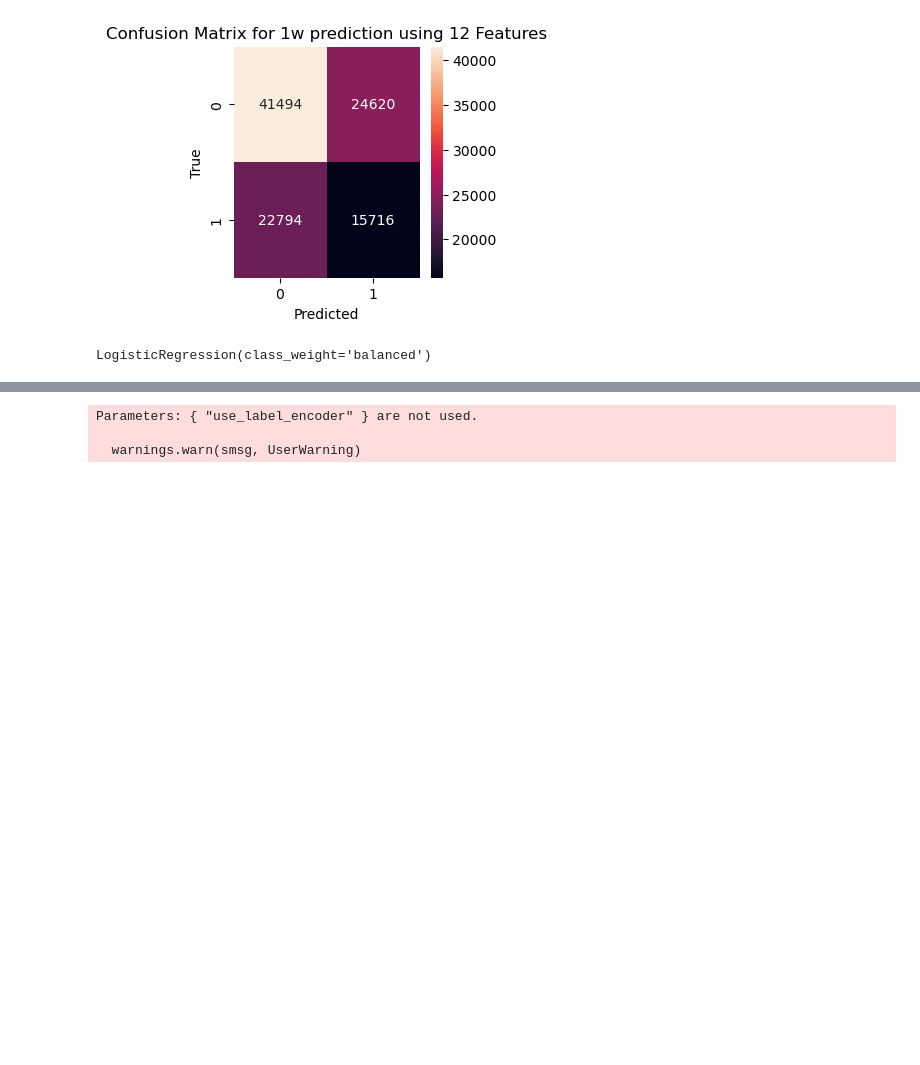
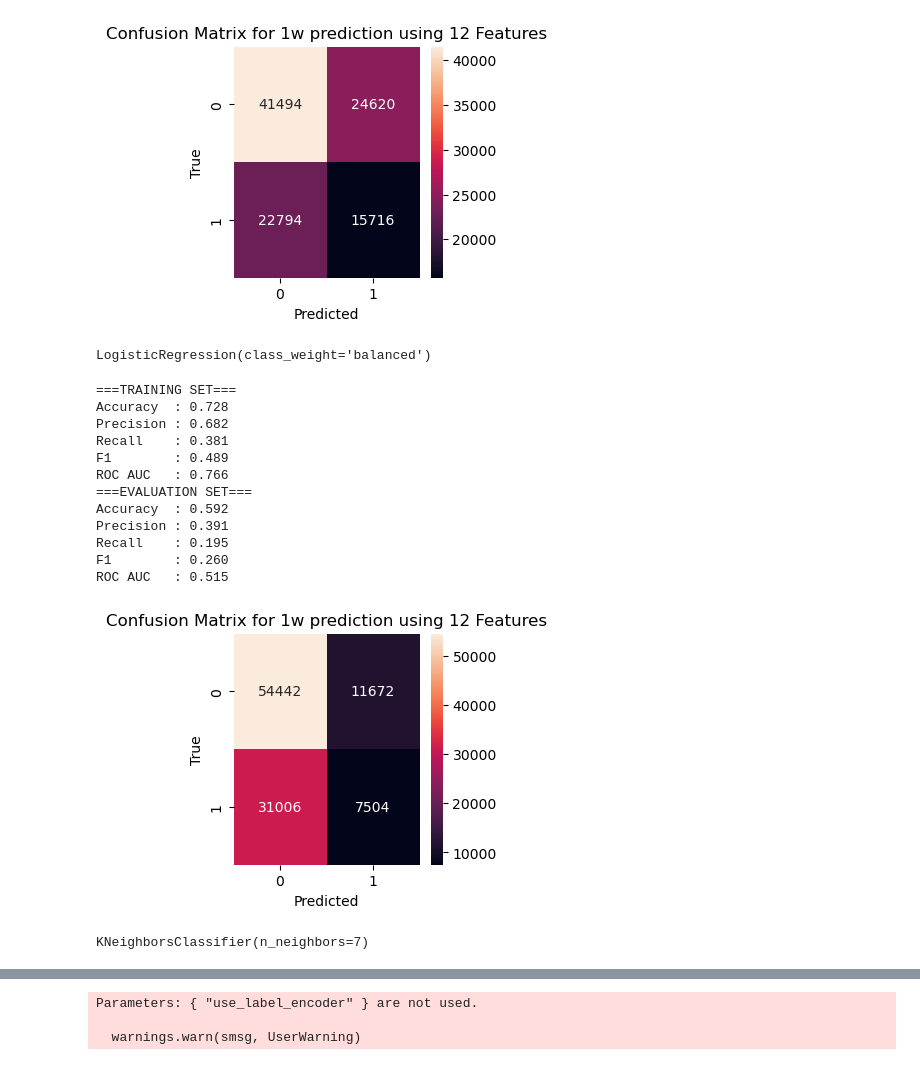
Before and after one commit to aashish-khub/bm_outperformers_project, a Jupyter notebook: dslc_documentation/03_prediction.ipynb, the cells around one changed output, grey strips where cells are left out. Drawn from its saved outputs; the diff is of its cells as text; code cells hidden in the pictures; blank space fills up the shorter version.

```diff
--- a/dslc_documentation/03_prediction.ipynb
+++ b/dslc_documentation/03_prediction.ipynb
@@ -115,6 +124,22 @@ ROC AUC   : 0.521
 LogisticRegression(class_weight='balanced')
 # %%
 knn_model = train_and_evaluate_model(df_train, "KNN", chosen_feature_count, chosen_period)
+write_eval_predictions_to_csv(knn_model,"KNN")
 knn_model
+# %% [output]
+===TRAINING SET===
+Accuracy  : 0.728
+Precision : 0.682
+Recall    : 0.381
+F1        : 0.489
+ROC AUC   : 0.766
+===EVALUATION SET===
+Accuracy  : 0.592
+Precision : 0.391
+Recall    : 0.195
+F1        : 0.260
+ROC AUC   : 0.515
+[figure, added]
+KNeighborsClassifier(n_neighbors=7)
 # %%
 randomforest_model = train_and_evaluate_model(df_train, "RandomForest", chosen_feature_count, chosen_period)
```
Also changed, not shown: parts of 20 cells of this notebook, 19 other files.
